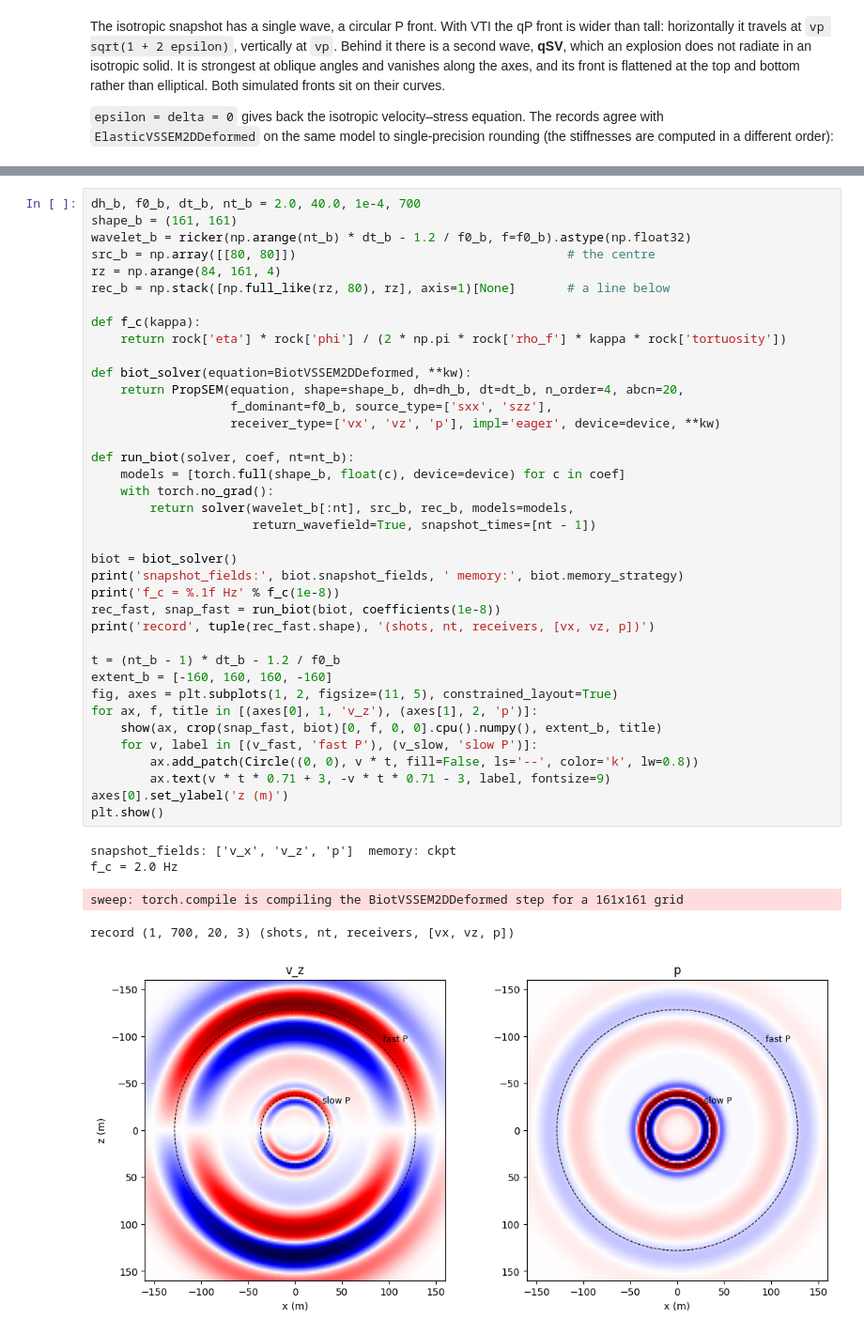
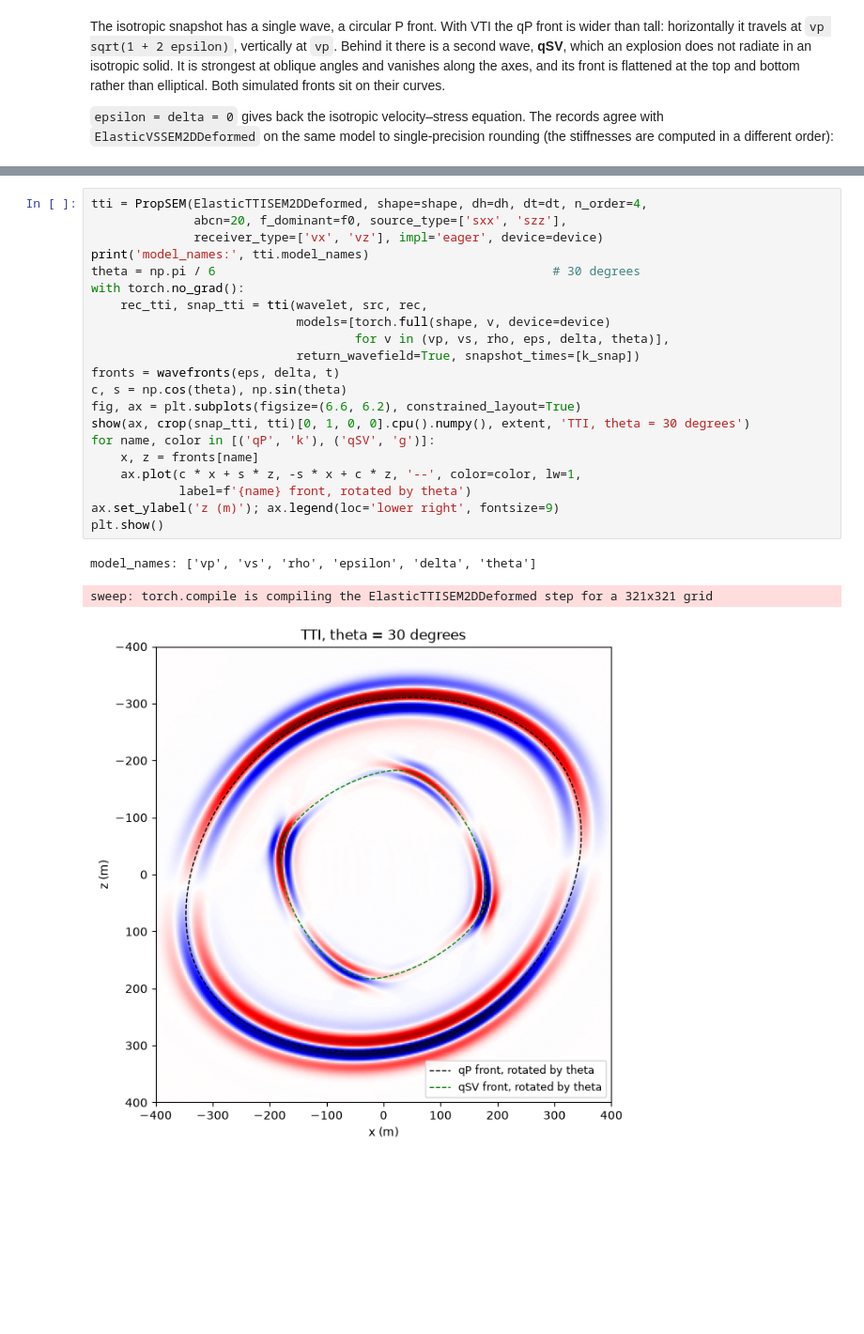
Before and after one commit to DeepWave-KAUST/sweep, a Jupyter notebook: docs/notebooks/57_sem_vti_and_biot.ipynb, the cells around one changed output, grey strips where cells are left out. Shown at 94% size. Saved outputs shown, nothing was run; the diff lists cells and outputs as text; blank space fills up the shorter version.

```diff
--- a/docs/notebooks/57_sem_vti_and_biot.ipynb
+++ b/docs/notebooks/57_sem_vti_and_biot.ipynb
@@ -205,44 +173,25 @@ elements); the time step follows the fast P wave:
-# %%
-dh_b, f0_b, dt_b, nt_b = 2.0, 40.0, 1e-4, 700
-shape_b = (161, 161)
-wavelet_b = ricker(np.arange(nt_b) * dt_b - 1.2 / f0_b, f=f0_b).astype(np.float32)
-src_b = np.array([[80, 80]])                                     # the centre
-rz = np.arange(84, 161, 4)
-rec_b = np.stack([np.full_like(rz, 80), rz], axis=1)[None]       # a line below
-
-def f_c(kappa):
-    return rock['eta'] * rock['phi'] / (2 * np.pi * rock['rho_f'] * kappa * rock['tortuosity'])
-
-def biot_solver(equation=BiotVSSEM2DDeformed, **kw):
-    return PropSEM(equation, shape=shape_b, dh=dh_b, dt=dt_b, n_order=4, abcn=20,
-                   f_dominant=f0_b, source_type=['sxx', 'szz'],
-                   receiver_type=['vx', 'vz', 'p'], impl='eager', device=device, **kw)
-
-def run_biot(solver, coef, nt=nt_b):
-    models = [torch.full(shape_b, float(c), device=device) for c in coef]
-    with torch.no_grad():
-        return solver(wavelet_b[:nt], src_b, rec_b, models=models,
-                      return_wavefield=True, snapshot_times=[nt - 1])
-
-biot = biot_solver()
-print('snapshot_fields:', biot.snapshot_fields, ' memory:', biot.memory_strategy)
-print('f_c = %.1f Hz' % f_c(1e-8))
-rec_fast, snap_fast = run_biot(biot, coefficients(1e-8))
-print('record', tuple(rec_fast.shape), '(shots, nt, receivers, [vx, vz, p])')
-
-t = (nt_b - 1) * dt_b - 1.2 / f0_b
-extent_b = [-160, 160, 160, -160]
-fig, axes = plt.subplots(1, 2, figsize=(11, 5), constrained_layout=True)
-for ax, f, title in [(axes[0], 1, 'v_z'), (axes[1], 2, 'p')]:
-    show(ax, crop(snap_fast, biot)[0, f, 0, 0].cpu().numpy(), extent_b, title)
-    for v, label in [(v_fast, 'fast P'), (v_slow, 'slow P')]:
-        ax.add_patch(Circle((0, 0), v * t, fill=False, ls='--', color='k', lw=0.8))
-        ax.text(v * t * 0.71 + 3, -v * t * 0.71 - 3, label, fontsize=9)
-axes[0].set_ylabel('z (m)')
-plt.show()
-# %% [output]
-snapshot_fields: ['v_x', 'v_z', 'p']  memory: ckpt
-f_c = 2.0 Hz
-sweep: torch.compile is compiling the BiotVSSEM2DDeformed step for a 161x161 grid
-record (1, 700, 20, 3) (shots, nt, receivers, [vx, vz, p])
-[figure, removed]
+# %%
+tti = PropSEM(ElasticTTISEM2DDeformed, shape=shape, dh=dh, dt=dt, n_order=4,
+              abcn=20, f_dominant=f0, source_type=['sxx', 'szz'],
+              receiver_type=['vx', 'vz'], impl='eager', device=device)
+print('model_names:', tti.model_names)
+theta = np.pi / 6                                              # 30 degrees
+with torch.no_grad():
+    rec_tti, snap_tti = tti(wavelet, src, rec,
+                            models=[torch.full(shape, v, device=device)
+                                    for v in (vp, vs, rho, eps, delta, theta)],
+                            return_wavefield=True, snapshot_times=[k_snap])
+fronts = wavefronts(eps, delta, t)
+c, s = np.cos(theta), np.sin(theta)
+fig, ax = plt.subplots(figsize=(6.6, 6.2), constrained_layout=True)
+show(ax, crop(snap_tti, tti)[0, 1, 0, 0].cpu().numpy(), extent, 'TTI, theta = 30 degrees')
+for name, color in [('qP', 'k'), ('qSV', 'g')]:
+    x, z = fronts[name]
+    ax.plot(c * x + s * z, -s * x + c * z, '--', color=color, lw=1,
+            label=f'{name} front, rotated by theta')
+ax.set_ylabel('z (m)'); ax.legend(loc='lower right', fontsize=9)
+plt.show()
+# %% [output]
+model_names: ['vp', 'vs', 'rho', 'epsilon', 'delta', 'theta']
+sweep: torch.compile is compiling the ElasticTTISEM2DDeformed step for a 321x321 grid
+[figure, added]
```
Also changed, not shown: parts of 26 cells of this notebook, 15 other files.
